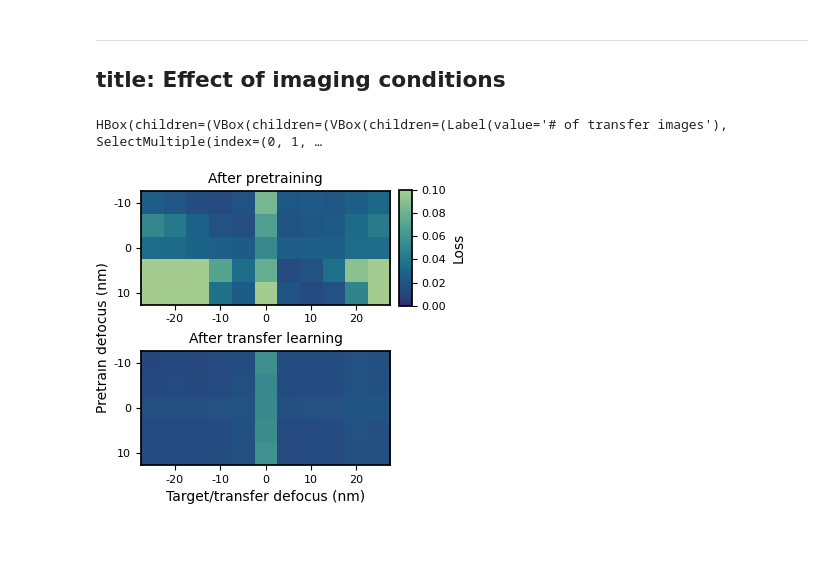
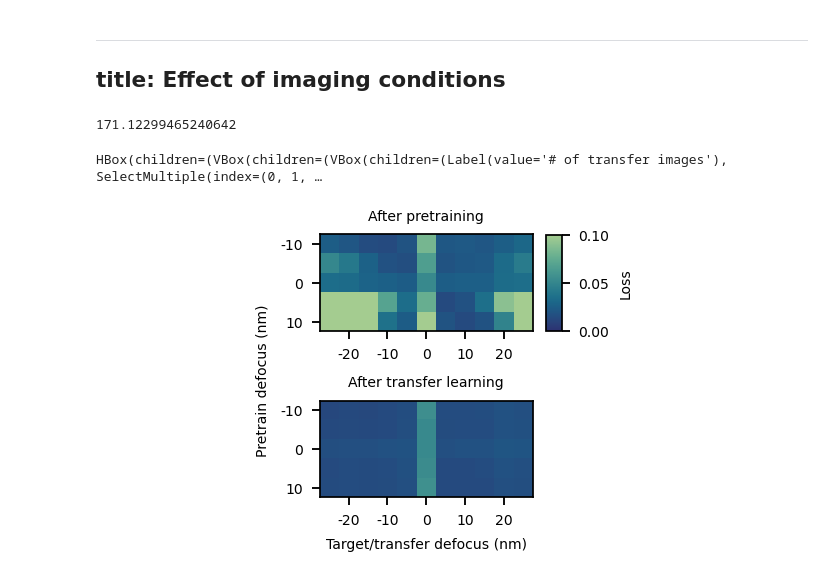
Before and after one commit to msa-em/hrtem-transfer-learning, a Jupyter notebook: notebooks/07a_results_domain_figure.ipynb, the cells around one changed output. Drawn from its saved outputs; the diff is of its cells as text; code cells hidden in the pictures; blank space fills up the shorter version.

Commit message:
fix model count in conclusions; add whitespace to placeholder figure for fig. 7.1; adjust interactive figures to avoid needing to scroll

```diff
--- a/notebooks/07a_results_domain_figure.ipynb
+++ b/notebooks/07a_results_domain_figure.ipynb
@@ -18,10 +18,10 @@ from IPython.display import display
 from ipywidgets import HBox, VBox
 
 plt.rcParams["legend.frameon"] = False
-plt.rcParams["legend.fontsize"] = 8
-plt.rcParams["legend.title_fontsize"] = 8
-plt.rcParams["xtick.labelsize"] = 8
-plt.rcParams["ytick.labelsize"] = 8
+plt.rcParams["legend.fontsize"] = 6
+plt.rcParams["legend.title_fontsize"] = 6
+plt.rcParams["xtick.labelsize"] = 6
+plt.rcParams["ytick.labelsize"] = 6
 # %%
 def reduction(series, mode):
     match mode:
@@ -93,6 +93,10 @@ def reduction_select():
 # %%
 with open("mini_df.pkl", "rb") as f:
     df = pickle.load(f)
+# %%
+640 / (3.4 * 1.1)
+# %% [output]
+171.12299465240642
 # %%
 # | label: app:domain_widget
 
@@ -123,28 +127,38 @@ def get_plot_data(local_df, reduction_mode):
 # p_heatmap, t_heatmap = get_plot_data(df, reduction_mode)
 
 ### Figure set up
-ratio = 1.1
-height = 3.4
+ratio = 1.8
+# height = 3.4
+
+dpi = 168
+width = 640 / dpi
+height = width / ratio
 fig_style = {
-    "figsize": (ratio * height, height),  # inches
+    "figsize": (width, height),  # inches
     "constrained_layout": True,
+    "dpi":dpi
 }
+
 
 fig = plt.figure(**fig_style)
 gs = fig.add_gridspec(
-    4,
-    21,
+    8,
+    31,
+    left=0.2,
+    right=0.6,
+    hspace=0.0,
+    # wspace=-0.5,
 )
 
 
-ax_p = fig.add_subplot(gs[:2, 1:-1])
-ax_t = fig.add_subplot(gs[2:, 1:-1])
+ax_p = fig.add_subplot(gs[:4, 5:27])
+ax_t = fig.add_subplot(gs[4:, 5:27])
 
-# # ax_colorbar = fig.add_axes(
-# #     [ax_p.get_position().x1-0.05, ax_p.get_position().y0 - 0.25, 0.05, 0.5]
-# )
+ax_colorbar = fig.add_axes(
+     [ax_p.get_position().x1+0.155, ax_p.get_position().y0+0.1425, 0.025, 0.27]
+)
 
-ax_colorbar = fig.add_subplot(gs[0:2, -1])
+# ax_colorbar = fig.add_subplot(gs[0:4, 27])
 
 cmap = sns.color_palette("crest_r", as_cmap=True)
 
@@ -206,41 +220,41 @@ def update_plot(*args):
     p_heatmap, t_heatmap = get_plot_data(plot_df, reduction_mode)
     pmin = prange_select.value[0]
     pmax = prange_select.value[1]
 
     cim = ax_p.matshow(p_heatmap, cmap=cmap, vmin=pmin, vmax=pmax)
     ax_t.matshow(t_heatmap, cmap=cmap, vmin=pmin, vmax=pmax)
     ax_p.set_xticks([])
 
     ax_colorbar.clear()
-    fig.colorbar(cim, cax=ax_colorbar)
-    ax_colorbar.set_ylabel("Loss", fontsize=10)
-    ax_colorbar.tick_params(labelsize=8)
+    fig.colorbar(cim, cax=ax_colorbar, use_gridspec=True)
+    ax_colorbar.set_ylabel("Loss", fontsize=6)
+    ax_colorbar.tick_params(labelsize=6)
 
     for ax in [ax_p, ax_t]:
         ax.set_yticks([0, 2, 4])
-        ax.set_yticklabels([-10, 0, 10], fontsize=8)
+        ax.set_yticklabels([-10, 0, 10], fontsize=6)
         ax.set_xticks([1, 3, 5, 7, 9])
-        ax.set_xticklabels([-20, -10, 0, 10, 20], rotation=0, fontsize=8)
+        ax.set_xticklabels([-20, -10, 0, 10, 20], rotation=0, fontsize=6)
         ax.xaxis.set_ticks_position("bottom")
 
-    fig.supylabel("Pretrain defocus (nm)", fontsize=10, x=-0.0)
+    fig.supylabel("Pretrain defocus (nm)", fontsize=6, x=0.25)
 
-    _ = [plt.setp(ax.spines.values(), linewidth=1.25) for ax in (ax_p, ax_t, ax_colorbar)]
+    _ = [plt.setp(ax.spines.values(), linewidth=0.75) for ax in (ax_p, ax_t, ax_colorbar)]
 
-    ax_p.set_title("After pretraining", fontsize=10)
-    ax_t.set_title("After transfer learning", fontsize=10)
-    ax_t.set_xlabel("Target/transfer defocus (nm)", fontsize=10)
+    ax_p.set_title("After pretraining", fontsize=6)
+    ax_t.set_title("After transfer learning", fontsize=6)
+    ax_t.set_xlabel("Target/transfer defocus (nm)", fontsize=6)
 
 
 update_plot()
 ndata_select.observe(update_plot, "value")
 ptlr_select.observe(update_plot, "value")
 tllr_select.observe(update_plot, "value")
 rmode_select.observe(update_plot, "value")
 freeze_select.observe(update_plot, "value")
 prange_select.observe(
     update_plot, "value"
 )  # This can be made faster to avoid re-querying the dataframe
 # %% [output]
 HBox(children=(VBox(children=(VBox(children=(Label(value='# of transfer images'), SelectMultiple(index=(0, 1, …
-[figure, old version]
+[figure, new version]
```
Also changed, not shown: 8 other files.
